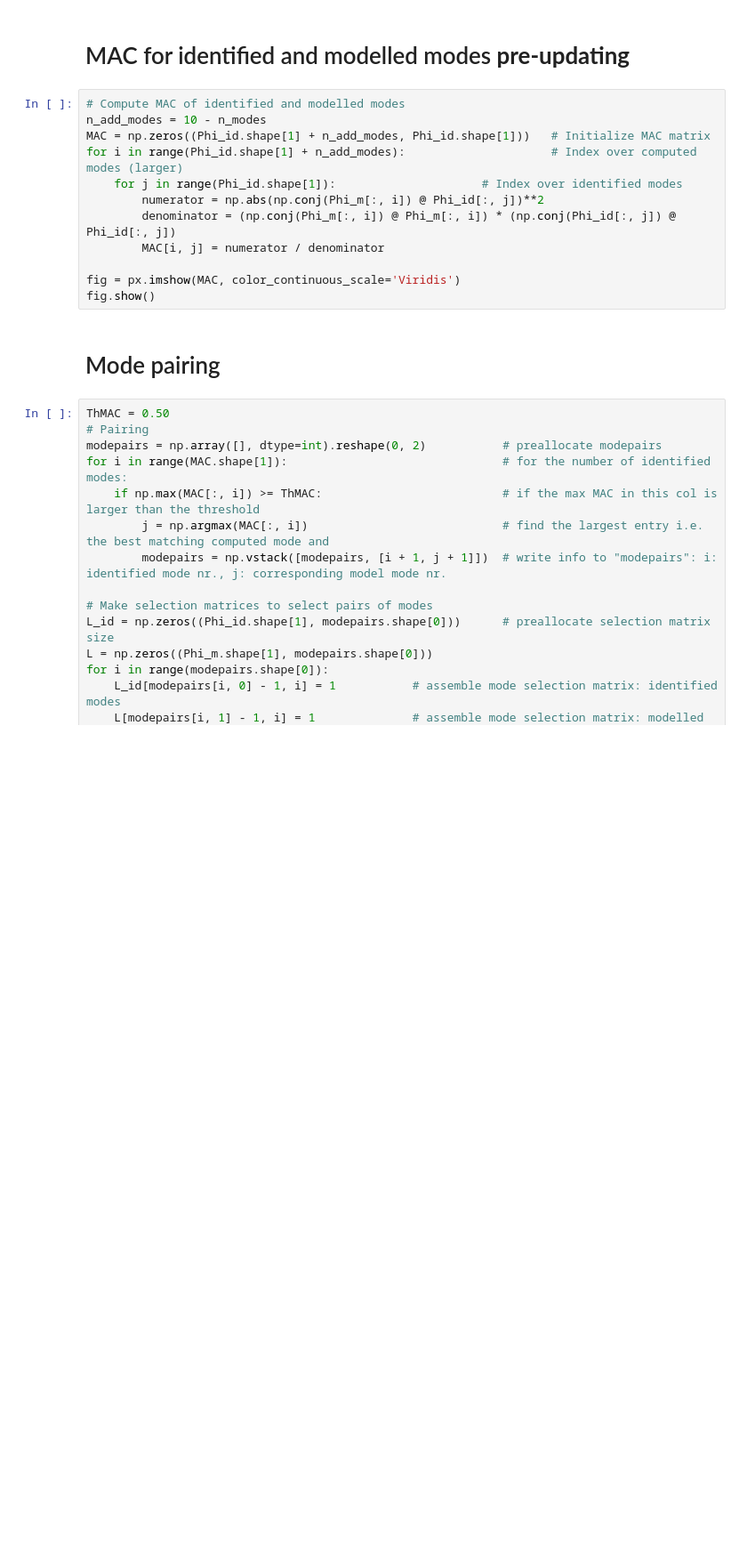
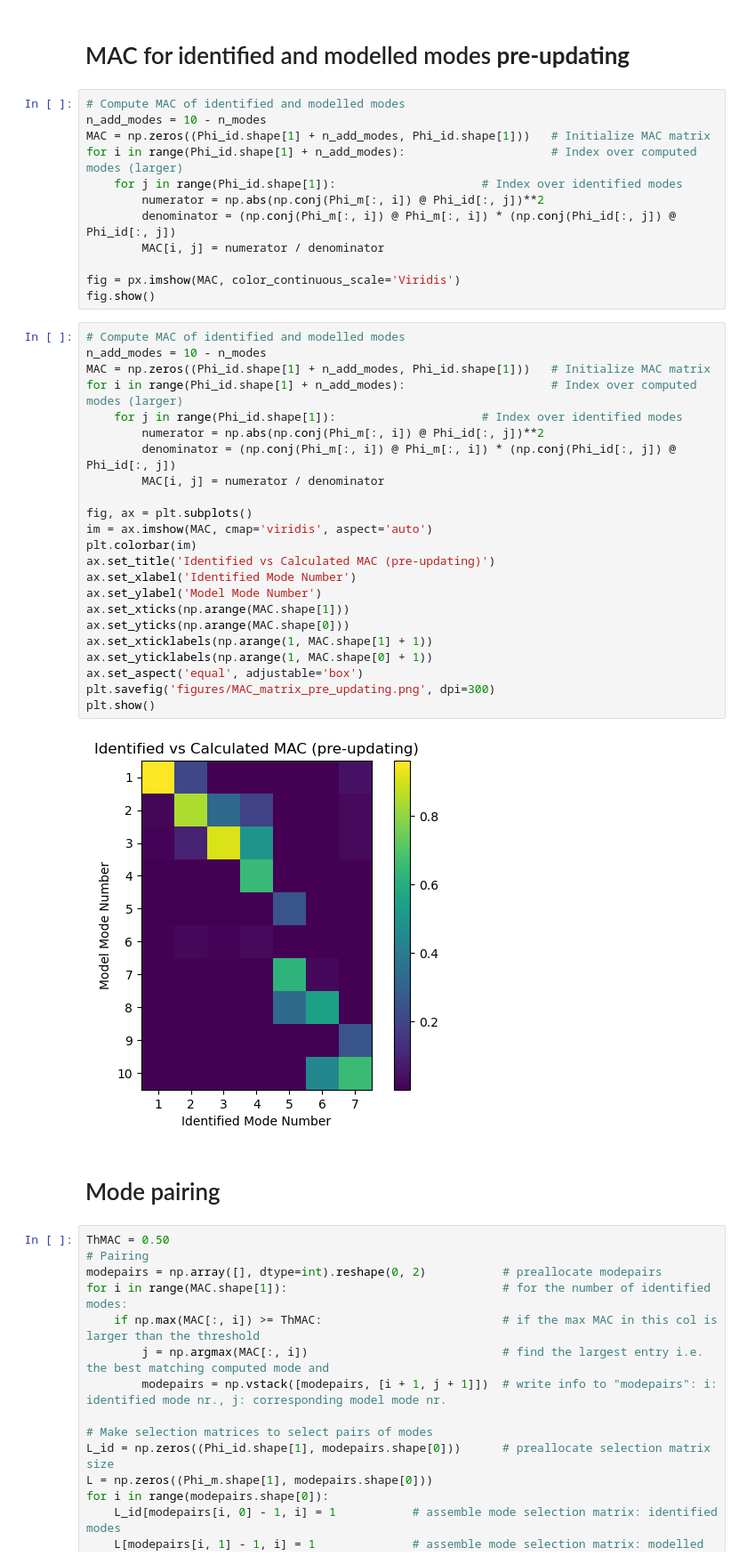
Before and after one commit to Aminealami16/Monitoring-of-Structural-Health-and-Geohazards, a Jupyter notebook: vibration_of_building/02_pre_validation.ipynb, the cells around one changed output. Shown at 89% size. Cells and saved outputs as stored; diff of their text form; blank space fills up the shorter version.

```diff
--- a/vibration_of_building/02_pre_validation.ipynb
+++ b/vibration_of_building/02_pre_validation.ipynb
@@ -76,6 +81,31 @@ for i in range(Phi_id.shape[1] + n_add_modes):                     # Index over
 
 fig = px.imshow(MAC, color_continuous_scale='Viridis')
 fig.show()
+# %%
+# Compute MAC of identified and modelled modes
+n_add_modes = 10 - n_modes
+MAC = np.zeros((Phi_id.shape[1] + n_add_modes, Phi_id.shape[1]))   # Initialize MAC matrix
+for i in range(Phi_id.shape[1] + n_add_modes):                     # Index over computed modes (larger)
+    for j in range(Phi_id.shape[1]):                     # Index over identified modes
+        numerator = np.abs(np.conj(Phi_m[:, i]) @ Phi_id[:, j])**2
+        denominator = (np.conj(Phi_m[:, i]) @ Phi_m[:, i]) * (np.conj(Phi_id[:, j]) @ Phi_id[:, j])
+        MAC[i, j] = numerator / denominator
+
+fig, ax = plt.subplots()
+im = ax.imshow(MAC, cmap='viridis', aspect='auto')
+plt.colorbar(im)
+ax.set_title('Identified vs Calculated MAC (pre-updating)')
+ax.set_xlabel('Identified Mode Number')
+ax.set_ylabel('Model Mode Number')
+ax.set_xticks(np.arange(MAC.shape[1]))
+ax.set_yticks(np.arange(MAC.shape[0]))
+ax.set_xticklabels(np.arange(1, MAC.shape[1] + 1))
+ax.set_yticklabels(np.arange(1, MAC.shape[0] + 1))
+ax.set_aspect('equal', adjustable='box')
+plt.savefig('figures/MAC_matrix_pre_updating.png', dpi=300)
+plt.show()
+# %% [output]
+[figure, added]
 # %% [markdown]
 # Mode pairing
 # %%
```
Also changed, not shown: parts of 1 cell of this notebook, 6 other files.
